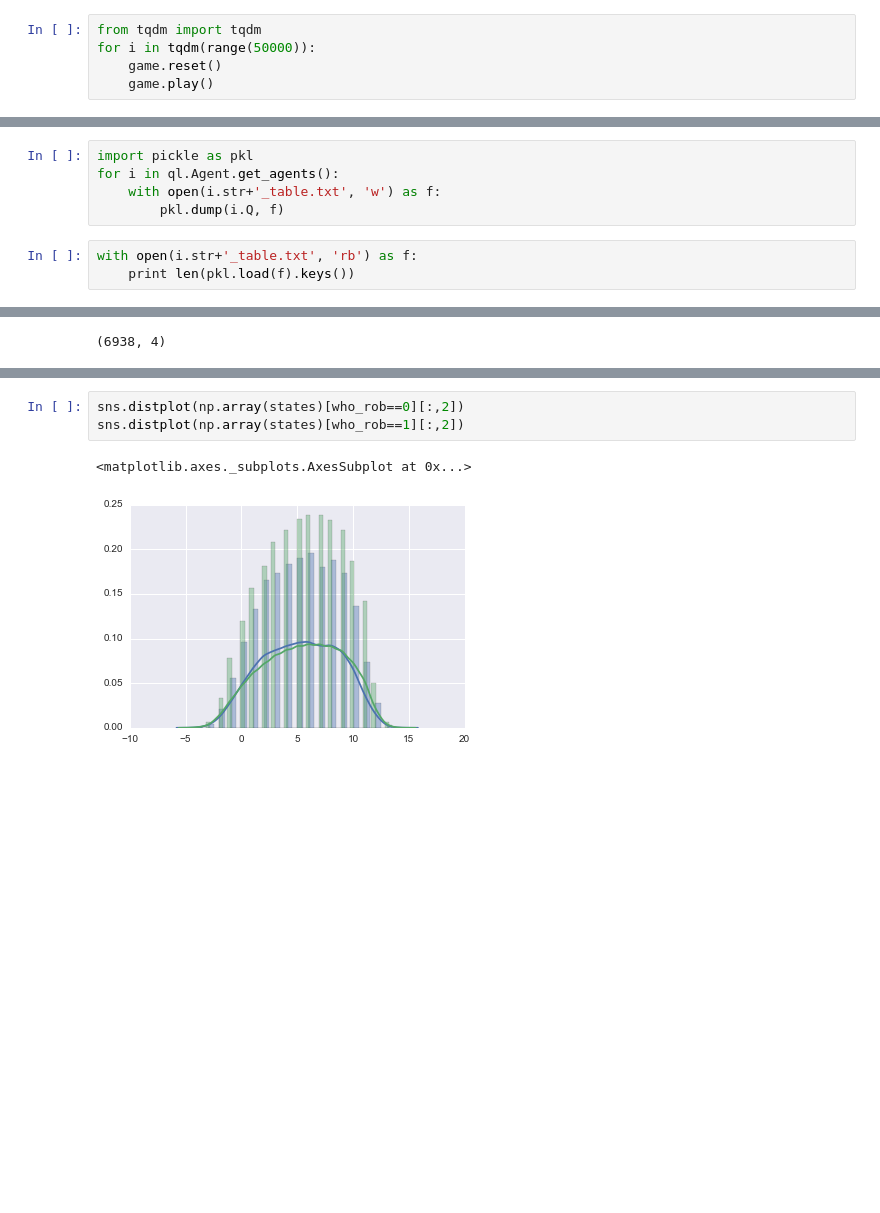
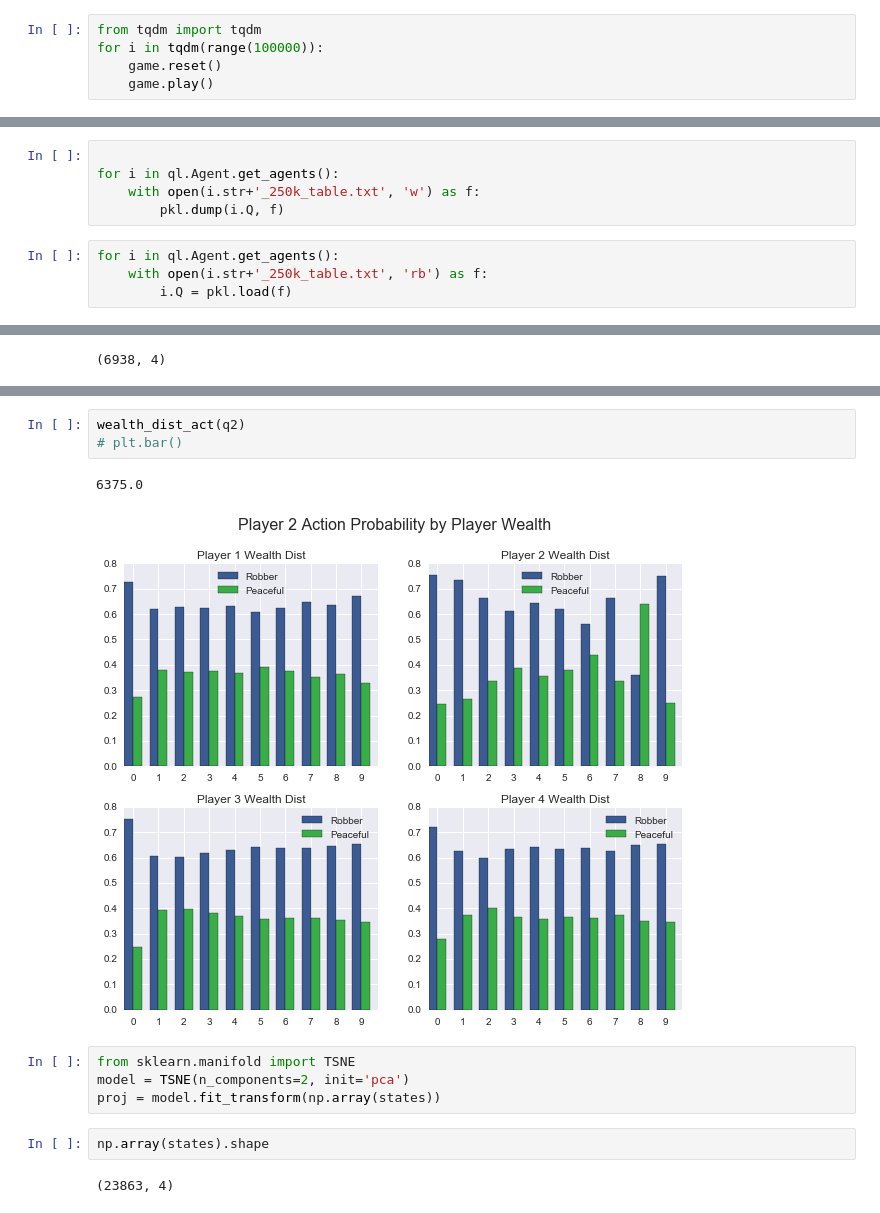
Before and after one commit to rtbs-dev/PyQNim, a Jupyter notebook: robber/robbery_q.ipynb, the cells around one changed output, grey strips where cells are left out. Saved outputs shown, nothing was run; the diff lists cells and outputs as text; blank space fills up the shorter version.

Commit message:
marginal probs for action v wealth (NB). Fixed boundaries

```diff
--- a/robber/robbery_q.ipynb
+++ b/robber/robbery_q.ipynb
@@ -71,7 +74,7 @@ q4 = ql.Agent('p4')
 game = rb.Robbery('test', [2,2,2,2], *ql.Agent.get_agents())
 # %%
 from tqdm import tqdm
-for i in tqdm(range(50000)):
+for i in tqdm(range(100000)):
     game.reset()
     game.play()
 # %%
@@ -151,10 +154,11 @@ lr.classes_
 array(['(-1, 0, 0, 1)', '(0, -1, 0, 1)', '(0, 0, -1, 1)', '(0, 0, 0, 0)'],
       dtype='|S13')
 # %%
-import pickle as pkl
+
 for i in ql.Agent.get_agents():
-    with open(i.str+'_table.txt', 'w') as f:
+    with open(i.str+'_250k_table.txt', 'w') as f:
         pkl.dump(i.Q, f)
 # %%
-with open(i.str+'_table.txt', 'rb') as f:
-    print len(pkl.load(f).keys())
+for i in ql.Agent.get_agents():
+    with open(i.str+'_250k_table.txt', 'rb') as f:
+        i.Q = pkl.load(f)
@@ -201,6 +241,14 @@ fig.suptitle('Player 2 Actions by Player Wealth', size=16)
-# %%
-sns.distplot(np.array(states)[who_rob==0][:,2])
-sns.distplot(np.array(states)[who_rob==1][:,2])
-# %% [output]
-<matplotlib.axes._subplots.AxesSubplot at 0x...>
-[figure, removed]
+# %%
+wealth_dist_act(q2)
+# plt.bar()
+# %% [output]
+6375.0
+[figure, added]
+# %%
+from sklearn.manifold import TSNE
+model = TSNE(n_components=2, init='pca')
+proj = model.fit_transform(np.array(states))
+# %%
+np.array(states).shape
+# %% [output]
+(23863, 4)
```
Also changed, not shown: parts of 16 cells of this notebook, 6 other files.
